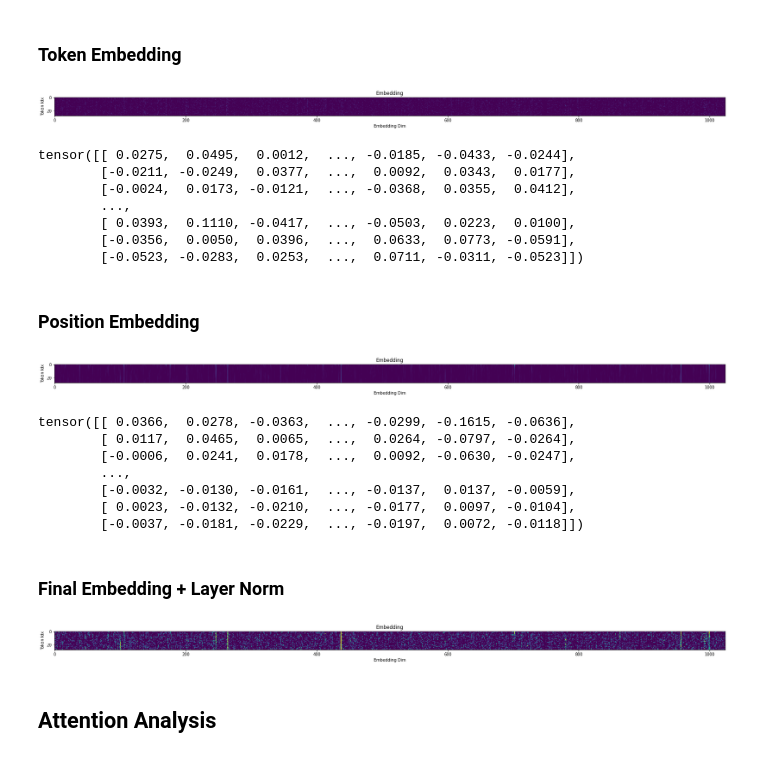
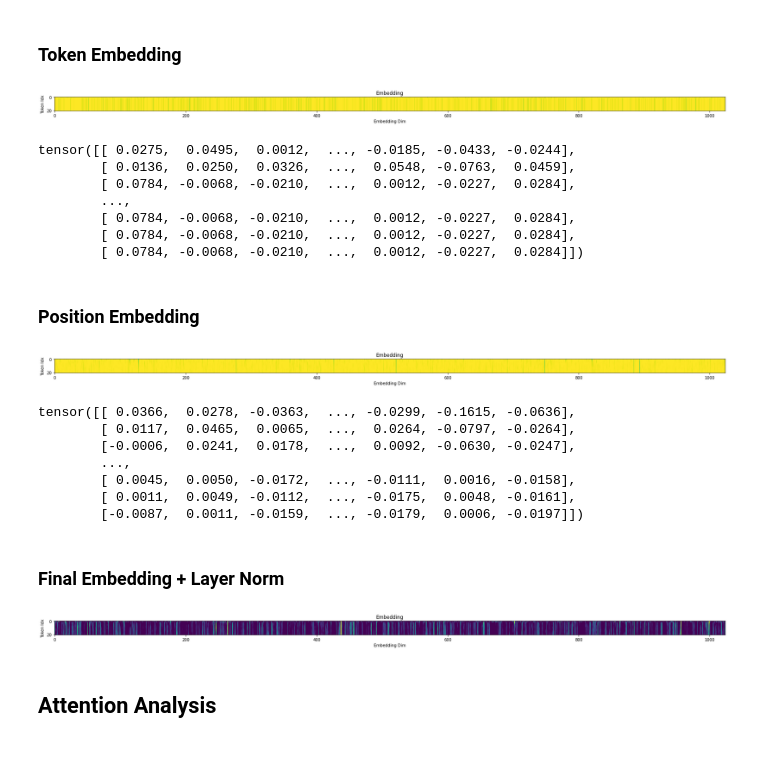
Before and after one commit to MiscellaneousStuff/mech-interp-tinystories, a Jupyter notebook: main.ipynb, the cells around one changed output. Cells and saved outputs as stored; diff of their text form; code cells hidden in the pictures.

```diff
--- a/main.ipynb
+++ b/main.ipynb
@@ -48,11 +48,11 @@ roneneldan/TinyStories-Instruct-2Layers-33M
 
 current_model = "roneneldan/TinyStories-1Layer-21M"
 
-model = AutoModelForCausalLM.from_pretrained(current_model)
+model     = AutoModelForCausalLM.from_pretrained(current_model)
 tokenizer = AutoTokenizer.from_pretrained("EleutherAI/gpt-neo-125M")
-prompt = """One day, Lucy asks Tom: "I am looking for a banana but I can't find it". Tom says: "Don't"""
+prompt    = """one one one one one one one one one one one one one one one one one one one one""" # """One day, Lucy asks Tom: "I am looking for a banana but I can't find it". Tom says: "Don't"""
 input_ids = tokenizer.encode(prompt, return_tensors="pt")
-output = model.generate(input_ids, max_length = 1000, num_beams=1)
+output    = model.generate(input_ids, max_length = 1000, num_beams=1)
 print(output[0])
 output_text = tokenizer.decode(output[0], skip_special_tokens=True)
 print(output_text)
@@ -297,26 +292,26 @@ def plot_embedding(mlp_out, width=30, height=10, plot_range=False):
 ### Token Embedding
 # %%
 token_emb = tinystories_cache["hook_embed"]
-plot_embedding(token_emb) # .exp())
+plot_embedding(token_emb.exp())
 # %% [output]
-[figure, old version]
+[figure, new version]
 # %%
 token_emb
 # %% [output]
 tensor([[ 0.0275,  0.0495,  0.0012,  ..., -0.0185, -0.0433, -0.0244],
-        [-0.0211, -0.0249,  0.0377,  ...,  0.0092,  0.0343,  0.0177],
-        [-0.0024,  0.0173, -0.0121,  ..., -0.0368,  0.0355,  0.0412],
+        [ 0.0136,  0.0250,  0.0326,  ...,  0.0548, -0.0763,  0.0459],
+        [ 0.0784, -0.0068, -0.0210,  ...,  0.0012, -0.0227,  0.0284],
         ...,
-        [ 0.0393,  0.1110, -0.0417,  ..., -0.0503,  0.0223,  0.0100],
-        [-0.0356,  0.0050,  0.0396,  ...,  0.0633,  0.0773, -0.0591],
-        [-0.0523, -0.0283,  0.0253,  ...,  0.0711, -0.0311, -0.0523]])
+        [ 0.0784, -0.0068, -0.0210,  ...,  0.0012, -0.0227,  0.0284],
+        [ 0.0784, -0.0068, -0.0210,  ...,  0.0012, -0.0227,  0.0284],
+        [ 0.0784, -0.0068, -0.0210,  ...,  0.0012, -0.0227,  0.0284]])
 # %% [markdown]
 ### Position Embedding
 # %%
 pos_emb = tinystories_cache["hook_pos_embed"]
-plot_embedding(pos_emb) # .exp())
+plot_embedding(pos_emb.exp())
 # %% [output]
-[figure, old version]
+[figure, new version]
 # %%
 pos_emb
 # %% [output]
@@ -324,16 +319,16 @@ tensor([[ 0.0366,  0.0278, -0.0363,  ..., -0.0299, -0.1615, -0.0636],
         [ 0.0117,  0.0465,  0.0065,  ...,  0.0264, -0.0797, -0.0264],
         [-0.0006,  0.0241,  0.0178,  ...,  0.0092, -0.0630, -0.0247],
         ...,
-        [-0.0032, -0.0130, -0.0161,  ..., -0.0137,  0.0137, -0.0059],
-        [ 0.0023, -0.0132, -0.0210,  ..., -0.0177,  0.0097, -0.0104],
-        [-0.0037, -0.0181, -0.0229,  ..., -0.0197,  0.0072, -0.0118]])
+        [ 0.0045,  0.0050, -0.0172,  ..., -0.0111,  0.0016, -0.0158],
+        [ 0.0011,  0.0049, -0.0112,  ..., -0.0175,  0.0048, -0.0161],
+        [-0.0087,  0.0011, -0.0159,  ..., -0.0179,  0.0006, -0.0197]])
 # %% [markdown]
 ### Final Embedding + Layer Norm
 # %%
 final_emb = tinystories_cache["blocks.0.ln1.hook_normalized"]
 plot_embedding(final_emb)
 # %% [output]
-[figure, old version]
+[figure, new version]
 # %% [markdown]
 ## Attention Analysis
 # %% [markdown]
```
Also changed, not shown: parts of 35 cells of this notebook.
